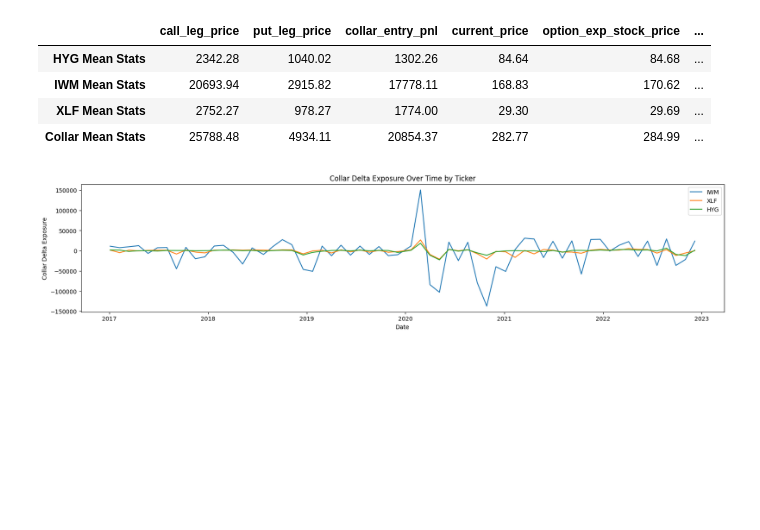
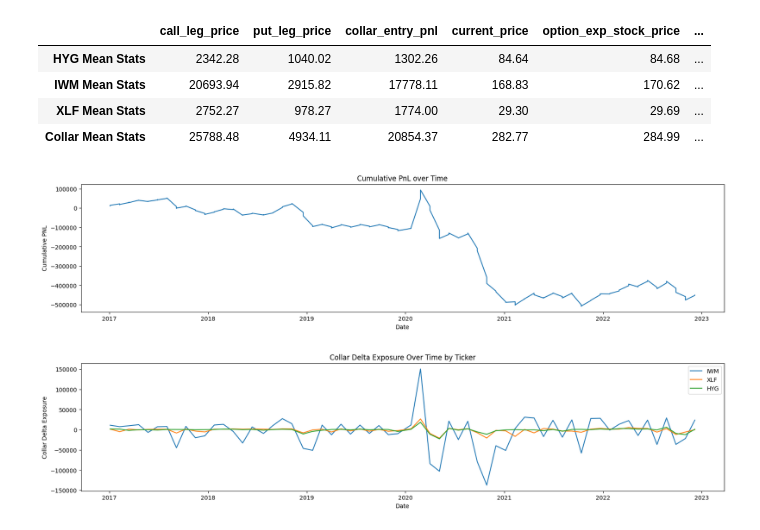
Before and after one commit to twood886/FINM33150_Quant_Trading_Project, a Jupyter notebook: options_collar_strategy.ipynb, the cells around one changed output. Saved outputs shown, nothing was run; the diff lists cells and outputs as text; code cells hidden in the pictures; blank space fills up the shorter version.

```diff
--- a/options_collar_strategy.ipynb
+++ b/options_collar_strategy.ipynb
@@ -156,0 +150,4 @@ option_raw.head()
+# %%
+option_raw = filter_option_df(option_raw)
+option_raw2 = filter_option_df(option_raw2)
+option_raw.head()
@@ -157,16 +162,16 @@ option_raw.head()
 # %% [markdown]
 ### Helper Functions
 # %%
-def get_options(ticker, date):
+def get_options(df, ticker, date):
 
     # Find the current price of the stock
     current_price = equities[(equities['ticker'] == ticker) & (equities['date'] == date)]['close'].values[0]
     # Find OTM calls and puts
-    calls = option_raw[(option_raw.ticker == ticker) & (option_raw.date == date) &
-                    (option_raw.cp_flag == 'C') & (option_raw.strike_price >= current_price)]
+    calls = df[(df.ticker == ticker) & (df.date == date) &
+                    (df.cp_flag == 'C') & (df.strike_price >= current_price)]
 
-    puts = option_raw[(option_raw.ticker == ticker) & (option_raw.date == date) &
-                         (option_raw.cp_flag == 'P') & (option_raw.strike_price <= current_price)]
+    puts = df[(df.ticker == ticker) & (df.date == date) &
+                         (df.cp_flag == 'P') & (df.strike_price <= current_price)]
     # Return the 10 OTM calls and puts
     return calls[:10], puts[:10], current_price
 # %%
@@ -205,0 +190,7 @@ Notes:
+# %%
+def cumulative_pnl_grapher(df):
+    plt.figure(figsize=(20,4))
+    plt.plot(df.date, df.trade_PNL.cumsum())
+    plt.title('Cumulative PnL over Time')
+    plt.xlabel('Date')
+    plt.ylabel('Cumulative PNL')
@@ -274,7 +267,7 @@ time_range = option_raw.date.unique().tolist()[::5]
 for date in time_range:
     for ticker in option_raw.ticker.unique():
         # Define dataframes for the optimal collar, calls, puts
-        calls, puts, current_price = get_options(ticker, date)
+        calls, puts, current_price = get_options(option_raw, ticker, date)
         collar_df = minimize_delta(calls, puts, current_price, moneyness_target, hedge_ratio)
         optimal_calls = collar_df[collar_df.cp_flag == 'C']
         optimal_puts = collar_df[collar_df.cp_flag == 'P']
@@ -398,6 +375,10 @@ mean_performance_statistics(collar_trade_df)
 | IWM Mean Stats | 20693.94 | 2915.82 | 17778.11 | 168.83 | 170.62 | ... |
 | XLF Mean Stats | 2752.27 | 978.27 | 1774.00 | 29.30 | 29.69 | ... |
 | Collar Mean Stats | 25788.48 | 4934.11 | 20854.37 | 282.77 | 284.99 | ... |
+# %%
+cumulative_pnl_grapher(collar_trade_df)
+# %% [output]
+[figure, added]
 # %%
 grapher(collar_trade_df, 'trade_PNL')
 # %% [output]
```
Also changed, not shown: parts of 18 cells of this notebook.
